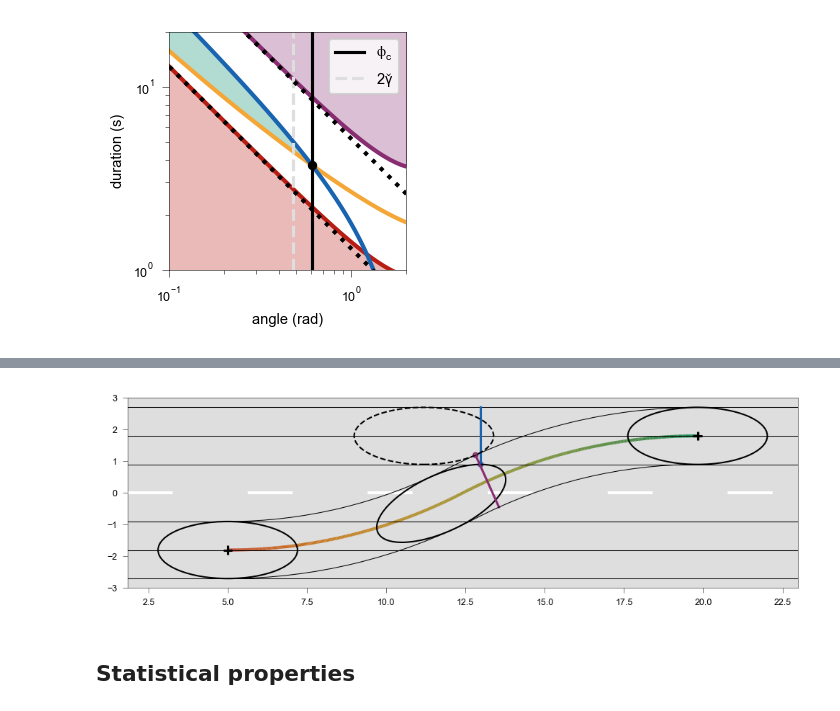
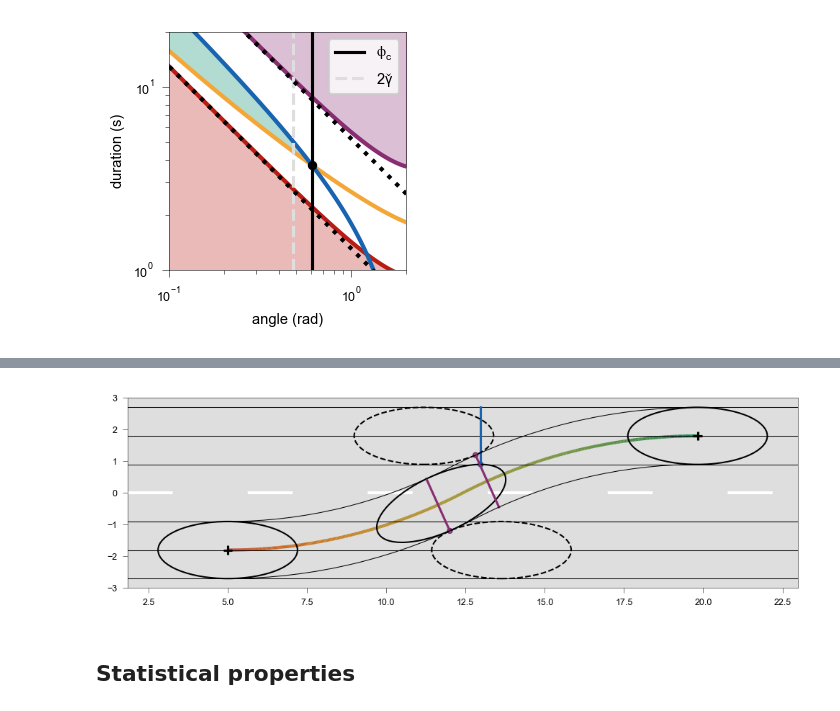
Before and after one commit to EPFL-ENAC/LUTS-pneuma-simulator, a Jupyter notebook: notebooks/discrete.ipynb, the cells around one changed output, grey strips where cells are left out. Drawn from its saved outputs; the diff is of its cells as text; code cells hidden in the pictures.

```diff
--- a/notebooks/discrete.ipynb
+++ b/notebooks/discrete.ipynb
@@ -534,7 +560,7 @@ gamma: 13.7
 # %%
 LC = False
 phi_c, Dt_c = find_critical_phi(
-    2 * gamma_check, s_ell_check, s_f_check, v_check, v_ell, v_f, lam, v0, s0, lam_f, v0_f, s0_f
+    2 * gamma_check, s_ell_check, s_f_check, v_check, v_ell_hat, v_f, lam, v0, s0, lam_f, v0_f, s0_f
 )
 if phi_c is None:
     print("❌ No valid solution (either diverging or invalid region).")
@@ -548,7 +574,7 @@ else:
     Dt_max = S / v_check
     # Solve both bounds
     Dt_f = closed_form(s_f_check, Dx, v_f, lam_f, v0_f, s0_f)
-    args = (s_ell_check, v_check, S, Dx, v_ell, lam, v0, s0)
+    args = (s_ell_check, v_check, S, Dx, v_ell_hat, lam, v0, s0)
     solution = root_scalar(nonlinear, x0=Dt_0 + 1e-15, args=args, method="newton")
     print(solution)
     Dt_ell = solution.root
@@ -591,7 +617,7 @@ if LC:
     fig, ax = plt.subplots(figsize=(10 * cm, 5 * cm), dpi=150)
     times = linspace(0, 20, 1000)
     vals_f = [linear(t,s_f_check, Dx, v_f, lam_f, v0_f, s0_f) for t in times]
-    vals_ell = [nonlinear(t, s_ell_check, v_check, S, Dx, v_ell, lam, v0, s0) for t in times]
+    vals_ell = [nonlinear(t, s_ell_check, v_check, S, Dx, v_ell_hat, lam, v0, s0) for t in times]
     plt.axhline(0, color="k", linestyle="-", linewidth=.25)
     plt.plot(times, vals_ell, label="leader constraint", color=orange)
     plt.plot(times, vals_f, label="follower constraint", color=dark_blue)
@@ -601,7 +627,7 @@ if LC:
     plt.axvline(Dt_f, color=dark_blue, linestyle="--", label=f"upper bound ≈ {Dt_f:.1f}s")
     plt.axvline(Dt_max, color=dark_purple, linestyle="-", label=f"deceleration ≈ {S/v_check:.1f}s")
     plt.scatter(Dt_f, linear(Dt_f, s_f_check, Dx, v_f, lam_f, v0_f, s0_f), marker="P",lw=1.5,fc='none',color=dark_blue, zorder=5)
-    plt.scatter(Dt_ell, nonlinear(Dt_ell, s_ell_check, v_check, S, Dx,v_ell,lam, v0,s0), marker="s",lw=1.5,fc='none', color=orange, zorder=5)
+    plt.scatter(Dt_ell, nonlinear(Dt_ell, s_ell_check, v_check, S, Dx,v_ell_hat,lam, v0,s0), marker="s",lw=1.5,fc='none', color=orange, zorder=5)
     # Shade restricted interval
     plt.axvspan(0, Dt_0, color=RAL_3020, alpha=0.2, label="restricted interval")
     # Shade feasible interval
@@ -637,7 +663,7 @@ if phi_c:
         solution = root_scalar(
             nonlinear,
             x0=Dt_0_phi + 1e-10,
-            args=(s_ell_check, v_check, S_phi, Dx_phi, v_ell, lam, v0, s0),
+            args=(s_ell_check, v_check, S_phi, Dx_phi, v_ell_hat, lam, v0, s0),
             method="newton",
         )
         Dt_ell_phi = solution.root
@@ -709,2 +752,5 @@ t_1_ell= 1.11s  t_2= 2.79s  PET_ell= 1.68s
+# %%
+# Example of exact flow evaluation
+v_t, theta_t, x_t, y_t = flow_branch_generic(v_check, 0, x_check, y_check, a, R, t_2_check, -sign(y_check))
 # %%
 %matplotlib widget
@@ -906,36 +974,47 @@ if LC:
     plt.scatter(x_hat, y_hat, marker="+", ec="k", fc="none", zorder=10)
     # End draw the path
     # ------------------------------------------------
     ellipse = Ellipse((x_check, y_check), 2*s, 2*w, angle=0, lw=1, ec="k", fc='none', zorder=10)
     ax.add_patch(ellipse)
     ellipse = Ellipse((x_hat, y_hat), 2*s, 2*w, angle=0, lw=1, ec="k", fc='none', zorder=10)
     ax.add_patch(ellipse)
     ellipse = Ellipse((x_imath, y_imath), 2*s, 2*w, angle=degrees(theta_imath), lw=1, ec="k", fc='none', zorder=10)
     ax.add_patch(ellipse)
     ellipse = Ellipse((x_hat - p, y_hat), 2*s, 2*w, angle=0, lw=1, ec="k", fc='none', ls='--', zorder=10)
     ax.add_patch(ellipse)
+    ellipse = Ellipse((x_check + p, -y_hat), 2*s, 2*w, angle=0, lw=1, ec="k", fc='none', ls='--', zorder=10)
+    ax.add_patch(ellipse)
     plt.scatter(x_imath + x_psi, y_imath + y_psi, ec=dark_blue, fc="none",marker=".")
     plt.plot(
         (x_imath + x_psi, x_imath + x_psi),
         (sign(y_hat)*w,sign(y_hat)*3 * w),
         c=dark_blue,
         lw=1.5,
     )
     plt.scatter(x_hat - p + x_p, y_hat + sign(y_check)* y_p, ec=dark_purple, fc="none", marker=".")
+    plt.scatter(x_check + p - x_p, -y_hat - sign(y_check)* y_p, ec=dark_purple, fc="none", marker=".")
     plt.plot(
-        (x_hat - p + x_p, offset_x),
-        (y_hat + sign(y_check)*y_p, offset_y),
+        (x_hat - p + x_p, offset_x_hat),
+        (y_hat + sign(y_check)*y_p, offset_y_hat),
+        c=dark_purple,
+        ls='-',
+        lw=1.5,
+        zorder=10,
+    )
+    plt.plot(
+        (x_check + p - x_p, offset_x_check),
+        (-y_hat - sign(y_check)* y_p, offset_y_check),
         c=dark_purple,
         ls='-',
         lw=1.5,
         zorder=10,
     )
     plt.ylim(ymin, ymax)
     fig.tight_layout(pad=0)
     fig.canvas.header_visible = False
     #plt.savefig("./output/sketches/lane-change.pdf", format="pdf", transparent=True)
 # %% [output]
-[figure, old version]
+[figure, new version]
 # %% [markdown]
 ## Statistical properties
 # %%
```
Also changed, not shown: parts of 9 cells of this notebook.
